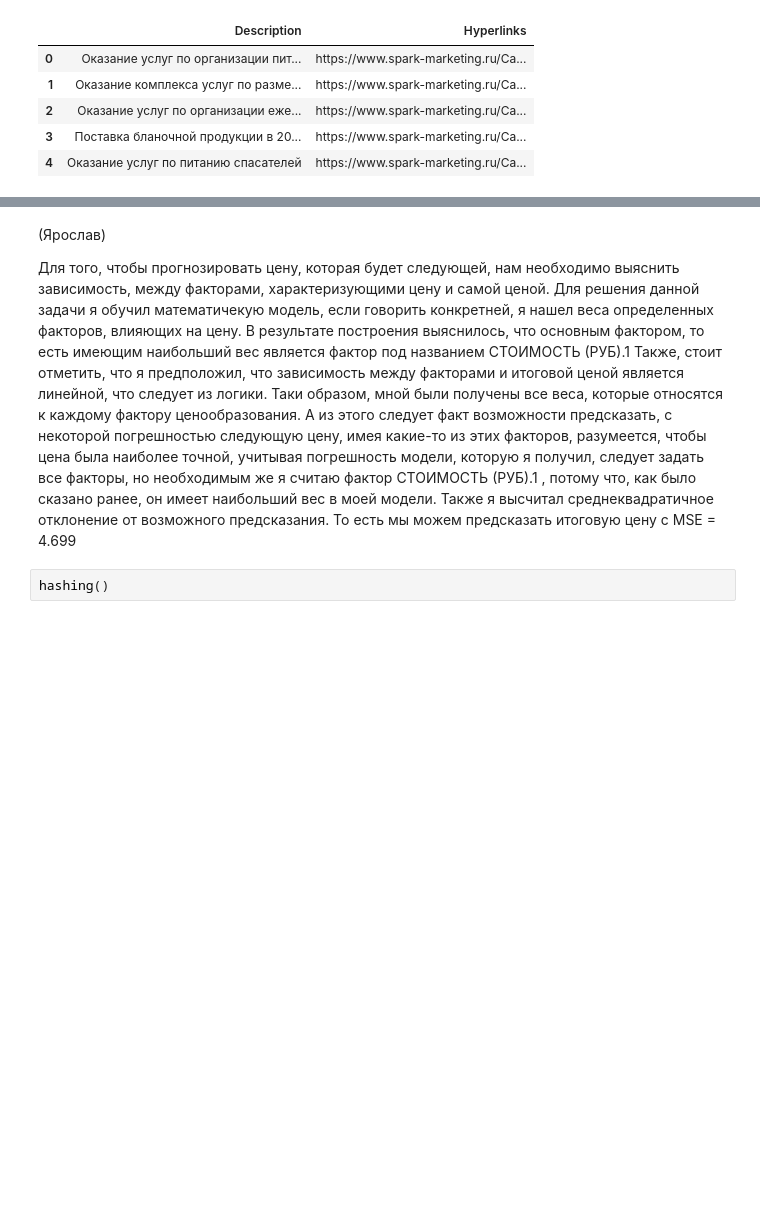
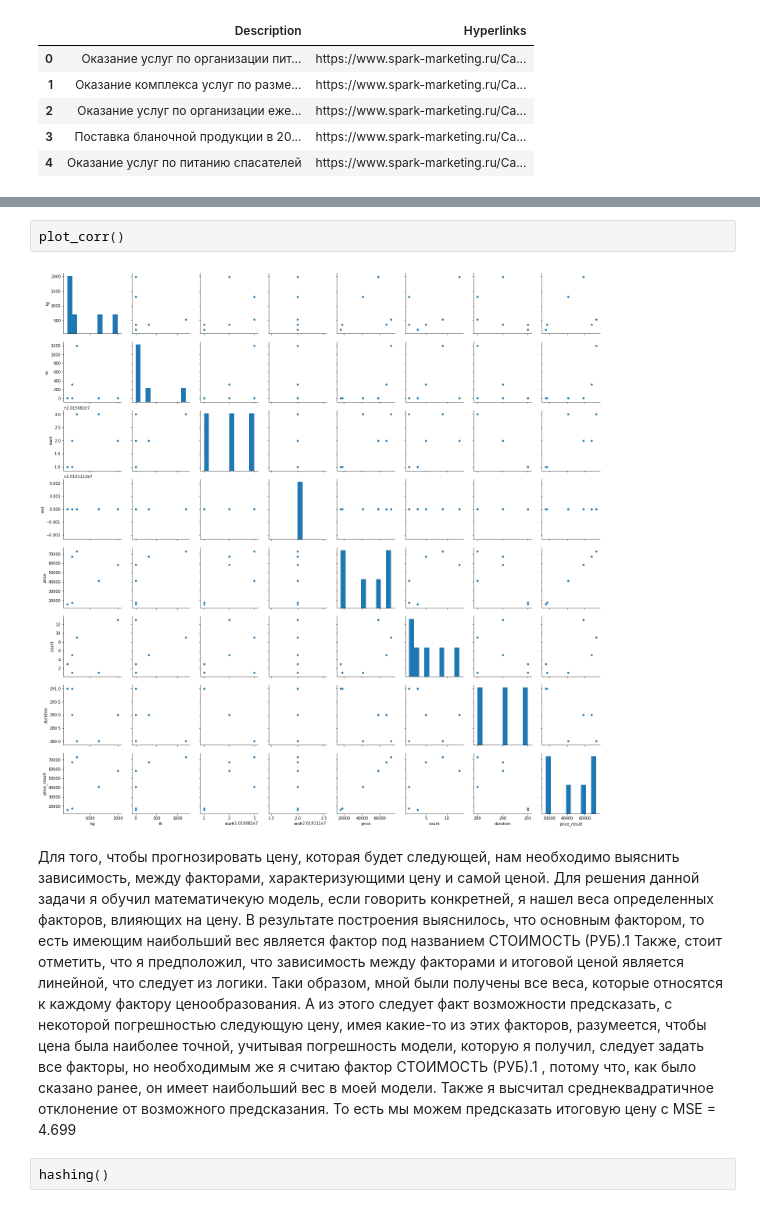
Before and after one commit to DenVankov/Hakaton, a Jupyter notebook: Endgame.ipynb, the cells around one changed output, grey strips where cells are left out. Saved outputs shown, nothing was run; the diff lists cells and outputs as text; blank space fills up the shorter version.

```diff
--- a/Endgame.ipynb
+++ b/Endgame.ipynb
@@ -74,6 +74,8 @@ Links()
+# %%
+plot_corr()
+# %% [output]
+[figure, added]
 # %% [markdown]
-(Ярослав)
-
 Для того, чтобы прогнозировать цену, которая будет следующей, нам необходимо выяснить зависимость, между факторами, характеризующими цену и самой ценой. Для решения данной задачи я обучил математичекую модель, если говорить конкретней, я нашел веса определенных факторов, влияющих на цену. В результате построения выяснилось, что основным фактором, то есть имеющим наибольший вес является фактор под названием СТОИМОСТЬ (РУБ).1 Также, стоит отметить, что я предположил, что зависимость между факторами и итоговой ценой является линейной, что следует из логики. Таки образом, мной были получены все веса, которые относятся к каждому фактору ценообразования. А из этого следует факт возможности предсказать, с некоторой погрешностью следующую цену, имея какие-то из этих факторов, разумеется, чтобы цена была наиболее точной, учитывая погрешность модели, которую я получил, следует задать все факторы, но необходимым же я считаю фактор СТОИМОСТЬ (РУБ).1 , потому что, как было сказано ранее, он имеет наибольший вес в моей модели. Также я высчитал среднеквадратичное отклонение от возможного предсказания. То есть мы можем предсказать итоговую цену с MSE = 4.699
 # %%
 hashing()
```
Also changed, not shown: parts of 7 cells of this notebook.
